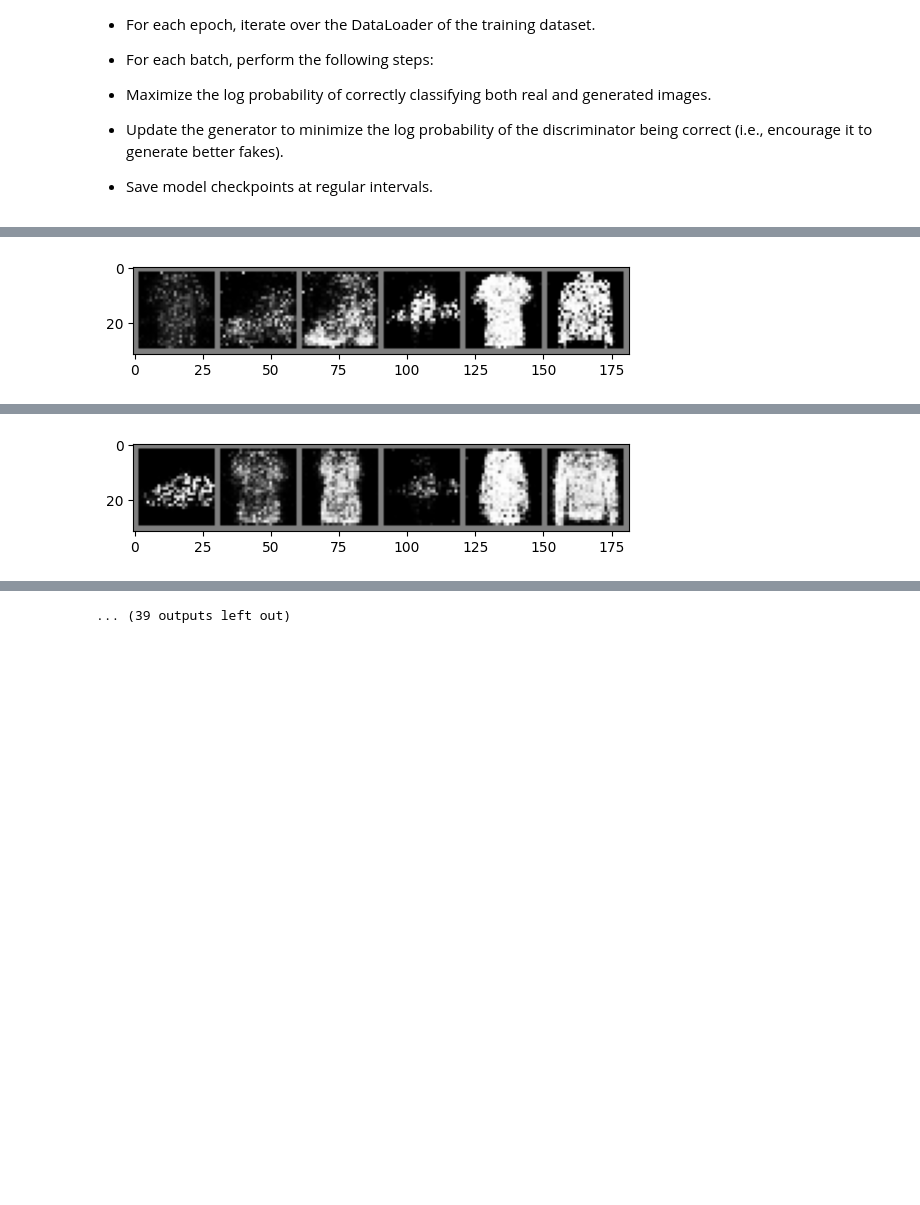
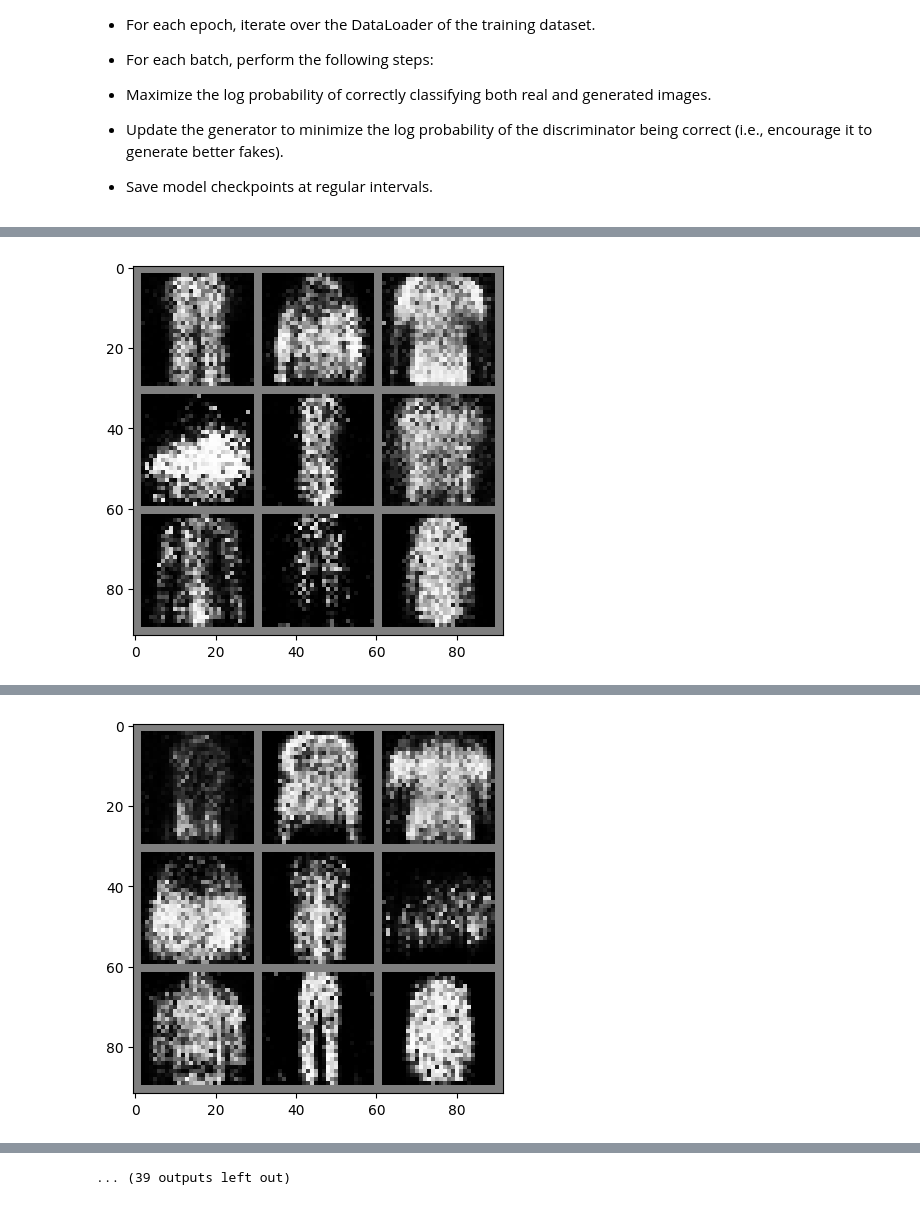
Before and after one commit to JackBosco/GenAI, a Jupyter notebook: ass2/Project2.ipynb, the cells around one changed output, grey strips where cells are left out. Cells and saved outputs as stored; diff of their text form; code cells hidden in the pictures; blank space fills up the shorter version.

```diff
--- a/ass2/Project2.ipynb
+++ b/ass2/Project2.ipynb
@@ -27,7 +27,7 @@ transform = transforms.Compose(
   	]
 )
 
-batchsize = 6
+batchsize = 32
 
 # load the training dataset
 trainset = torchvision.datasets.FashionMNIST(root='./data', train=True, download=True, transform=transform)
@@ -74,8 +74,11 @@ dev = torch.device('cuda:0' if torch.cuda.is_available() else 'cpu')
 #dev = torch.device('cpu')
 # %%
 # Generator Model
+from zmq import device
+
+
 class Generator(nn.Module):
-	def __init__(self, latent_dim, img_shape):
+	def __init__(self, latent_dim, img_shape, device=dev):
 		super(Generator, self).__init__()
 		self.model = nn.Sequential(
 			nn.Linear(latent_dim, 128),
@@ -103,10 +106,12 @@ class Discriminator(nn.Module):
 	def __init__(self, img_shape):
 		super(Discriminator, self).__init__()
 		self.model = nn.Sequential(
-			nn.Linear(int(np.prod(img_shape)), 512),
+			nn.Linear(int(np.prod(img_shape)), 1024),
+			nn.LeakyReLU(0.2, inplace=True),
+			nn.Linear(1024, 512),
 			nn.LeakyReLU(0.2, inplace=True),
 			nn.Linear(512, 256),
-			nn.ReLU(inplace=True),
+			nn.LeakyReLU(0.2, inplace=True),
 			nn.Linear(256, 1),
 			nn.Sigmoid()
 		)
@@ -125,8 +130,8 @@ discriminator = Discriminator(img_shape).to(dev)
 
 # Loss function and optimizer
 loss_fn = nn.BCELoss() # Binary cross entropy loss
-optimizer_G = torch.optim.Adam(generator.parameters(), lr=0.0002, betas=(0.5, 0.995), eps=1e-08, weight_decay=0, amsgrad=False)
-optimizer_D = torch.optim.Adam(discriminator.parameters(), lr=0.0001, betas=(0.5, 0.995))
+optimizer_G = torch.optim.Adam(generator.parameters(), lr=0.0002, betas=(0.5, .999), eps=2e-6, weight_decay=1e-12, amsgrad=True)
+optimizer_D = torch.optim.Adam(discriminator.parameters(), lr=0.0001, betas=(0.5, .999), eps=2e-5, weight_decay=1e-10)
 # %% [markdown]
 ### 4. Training Loop
 
@@ -140,11 +145,15 @@ optimizer_D = torch.optim.Adam(discriminator.parameters(), lr=0.0001, betas=(0.5
 
 - Save model checkpoints at regular intervals.
 # %%
+from audioop import lin2adpcm
+from colorsys import rgb_to_hls
+from matplotlib.colors import rgb2hex
+from scipy.interpolate import make_interp_spline
 def train(dataloader, epochs, batchsize, latent_dim):
-	z_show = torch.randn(batchsize, latent_dim).to(dev) # fixed sample noise for visualization
-	avg_loss = {'G Loss': [], 'D Loss': []}
+	z_show = torch.randn(9, latent_dim).to(dev) # fixed sample noise for visualization
+	avg_loss = {'G Loss': [], 'D Loss': [], 'batchnum': []}
+	rg_loss, rd_loss, batches = 0, 0, 0
 	for epoch in range(epochs): #loop over the dataset for each epoch
-		running_loss = {'G Loss': [], 'D Loss': []}
 		for i, (imgs, labels) in enumerate(dataloader): #loop for each batch
 			valid = torch.ones(batchsize, 1).to(dev)
 			fake = torch.zeros(batchsize, 1).to(dev)
@@ -154,37 +163,61 @@ def train(dataloader, epochs, batchsize, latent_dim):
 			gen_imgs = generator(z)
 
 			# Train Discriminator
-			optimizer_D.zero_grad()
+			discriminator.zero_grad()
+			# concatenate the real and fake images
 			both = torch.cat((imgs.to(dev), gen_imgs.detach()), 0)
+			# get the discriminator loss as the loglog likelihood of the real and fake images
 			both_loss = loss_fn(discriminator(both), torch.cat((valid, fake), 0))
+			# backpropagate the loss
 			both_loss.backward()
+			# update the weights
 			optimizer_D.step()
 
 			# Train Generator
-			optimizer_G.zero_grad()
-			y = discriminator(gen_imgs).to(dev)
-			g_loss = loss_fn(y, valid)
+			generator.zero_grad()
+			#generate more fake images
+			z_t = torch.randn(batchsize*2, latent_dim).to(dev)
+			valid_t = torch.ones(batchsize*2, 1).to(dev)
+			gen_imgs_t = generator(z_t)
+
+			# get the discriminator loss
+			y_t = discriminator(gen_imgs_t).to(dev)
+			g_loss = loss_fn(y_t, valid_t)
+			# Train Generator
 			g_loss.backward()
 			optimizer_G.step()
 
+			# running_loss['G Loss'].append(g_loss.item())
+			# running_loss['D Loss'].append(both_loss.item())
+			# running_loss['batchnum'].append(i + len(dataloader)//batchsize * (epoch))
+			rg_loss += g_loss.item()
+			rd_loss += both_loss.item()
+			batches += 1
+
 			# save the losses
-			running_loss['G Loss'].append(g_loss.item())
-			running_loss['D Loss'].append(both_loss.item())
-			if (i+1) % 5000 == 0:
+			if (i+1) % (len(dataloader)//2)== 0:
 				print(f'Epoch {epoch+1}/{epochs}, Batch {i+1}/{len(dataloader)}, G Loss: {g_loss.item():.3f}, D Loss: {both_loss.item():.3f}')
+			if (i+1) % (len(dataloader)//100)== 0:
+				bnum = i + len(dataloader)//batchsize * (epoch)
+				avg_loss['G Loss'].append(rg_loss / batches)
+				avg_loss['D Loss'].append(rd_loss / batches)
+				avg_loss['batchnum'].append(i + ( (len(dataloader))*epoch ))
+				rg_loss, rd_loss, batches = 0, 0, 0
 		# print generated images
-		avg_loss['G Loss'].append(sum(running_loss['G Loss']) / len(running_loss['G Loss']))
-		avg_loss['D Loss'].append(sum(running_loss['D Loss']) / len(running_loss['D Loss']))
+		#avg_loss['G Loss'].append(sum(running_loss['G Loss']) / len(running_loss['G Loss']))
+		#avg_loss['D Loss'].append(sum(running_loss['D Loss']) / len(running_loss['D Loss']))
 		gen_imgs = generator(z_show)
 		print('Generated Images')
-		imshow(torchvision.utils.make_grid(gen_imgs.cpu().detach()))
+		imshow(torchvision.utils.make_grid(gen_imgs.cpu().detach(), nrow=3))
 
 	loss_df = pd.DataFrame(avg_loss)
+	loss_df.index = loss_df['batchnum']
+	loss_df.sort_index(inplace=True)
 	plt.plot(loss_df['G Loss'], label='G Loss')
 	plt.plot(loss_df['D Loss'], label='D Loss')
 	plt.legend()
-	plt.ylabel('Average Loss')
-	plt.xlabel('Epoch')
+	plt.ylabel(f'Average Loss for every {len(dataloader)//100} batches')
+	plt.xlabel('Batch Number')
 	plt.show()
 	plt.savefig('loss.jpeg')
 	plt.close()
@@ -197,2 +230,2 @@ Epoch 1/25, Batch 10000/10000, G Loss: 0.892, D Loss: 0.639
 Generated Images
-[figure, old version]
+[figure, new version]
@@ -201,2 +234,2 @@ Epoch 2/25, Batch 10000/10000, G Loss: 0.737, D Loss: 0.654
 Generated Images
-[figure, old version]
+[figure, new version]
```
Also changed, not shown: parts of 3 cells of this notebook, 15 other files.
